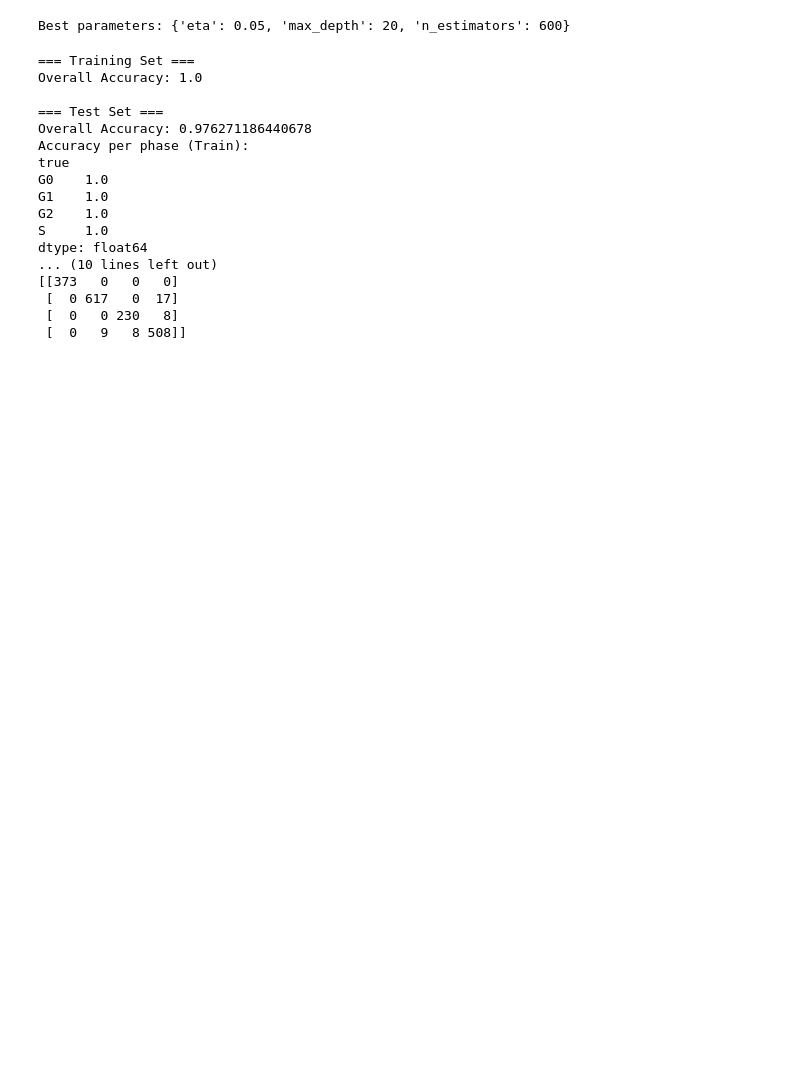
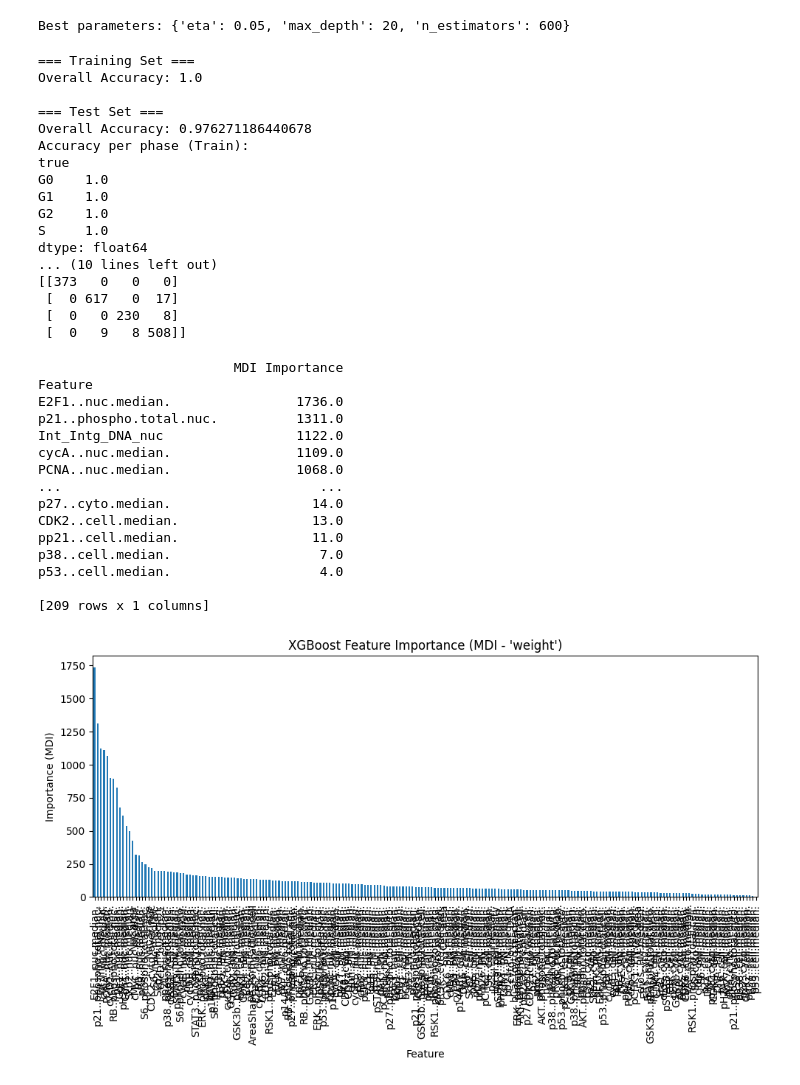
Before and after one commit to mariahgloehr/IICD, a Jupyter notebook: XGBoost/xgb_classification.ipynb, the cells around one changed output. Drawn from its saved outputs; the diff is of its cells as text; code cells hidden in the pictures; blank space fills up the shorter version.

Commit message:
xgb weights for feature importance

```diff
--- a/XGBoost/xgb_classification.ipynb
+++ b/XGBoost/xgb_classification.ipynb
@@ -120,3 +121,41 @@ dtype: float64
  [  0 617   0  17]
  [  0   0 230   8]
  [  0   9   8 508]]
+# %%
+# MDI feature ranking (weight)
+booster = xgb_model.get_booster()
+
+# Get importance by "weight" (~ MDI)
+importance_dict = booster.get_score(importance_type='weight')
+
+# Convert to DataFrame
+importance_df = pd.DataFrame.from_dict(importance_dict, orient='index', columns=['MDI Importance'])
+importance_df.index.name = 'Feature'
+importance_df = importance_df.sort_values(by='MDI Importance', ascending=False)
+
+# Display
+print(importance_df)
+
+# Optional: Plot
+importance_df.plot(kind='bar', figsize=(10, 6), legend=False)
+plt.title("XGBoost Feature Importance (MDI - 'weight')")
+plt.ylabel("Importance (MDI)")
+plt.tight_layout()
+plt.show()
+# %% [output]
+                         MDI Importance
+Feature
+E2F1..nuc.median.                1736.0
+p21..phospho.total.nuc.          1311.0
+Int_Intg_DNA_nuc                 1122.0
+cycA..nuc.median.                1109.0
+PCNA..nuc.median.                1068.0
+...                                 ...
+p27..cyto.median.                  14.0
+CDK2..cell.median.                 13.0
+pp21..cell.median.                 11.0
+p38..cell.median.                   7.0
+p53..cell.median.                   4.0
+
+[209 rows x 1 columns]
+[figure, added]
```
Also changed, not shown: parts of 1 cell of this notebook, 3 other files.
